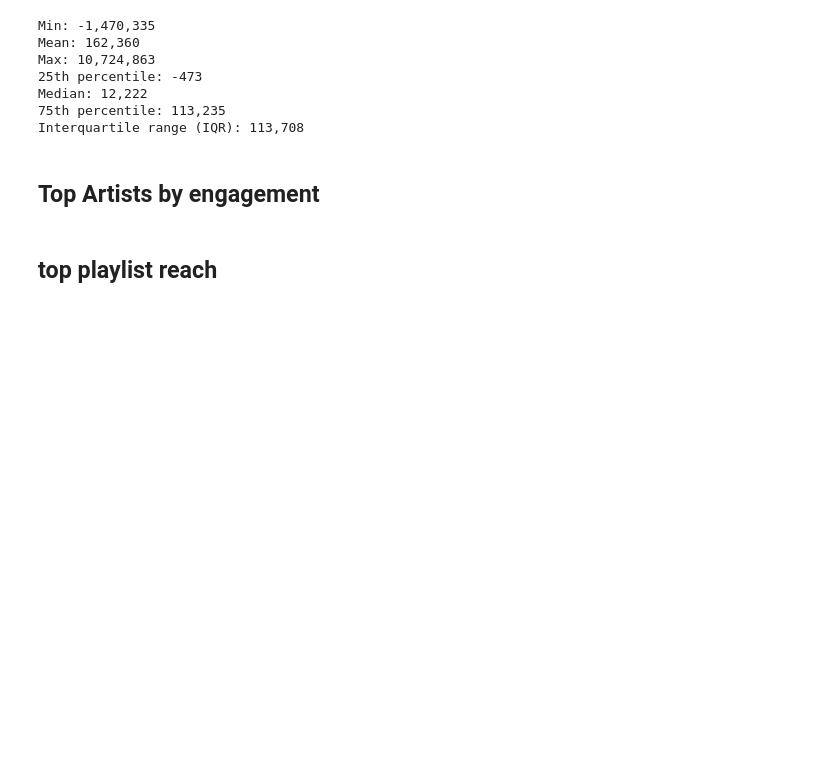
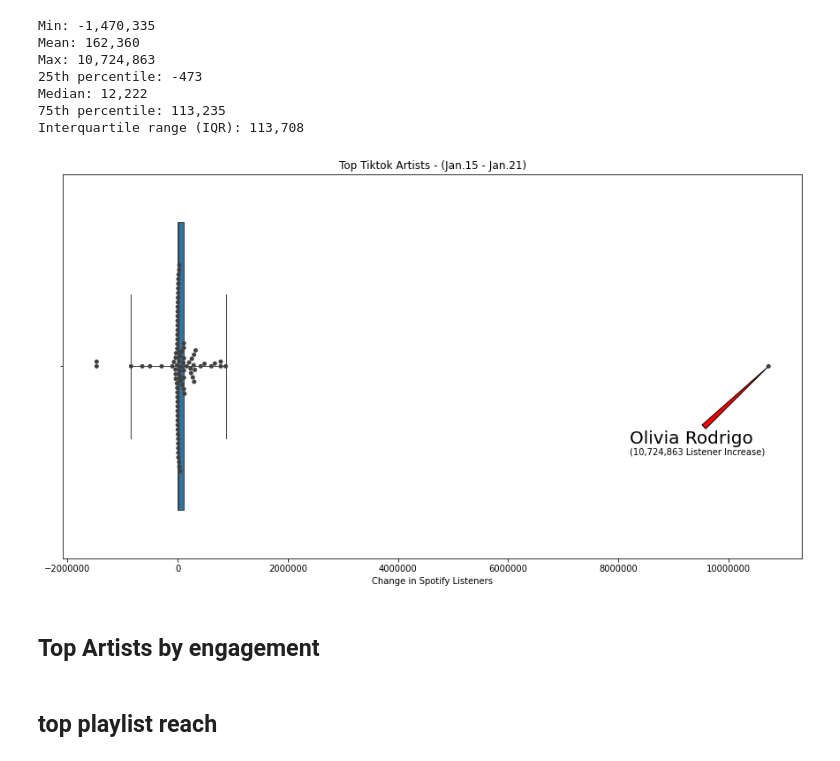
Before and after one commit to jacksonbull87/twitter-bot-music-insights, a Jupyter notebook: tweet bot workbook.ipynb, the cells around one changed output. Drawn from its saved outputs; the diff is of its cells as text; code cells hidden in the pictures; blank space fills up the shorter version.

Commit message:
x axis format to plain style instead of scientific notation

```diff
--- a/tweet bot workbook.ipynb
+++ b/tweet bot workbook.ipynb
@@ -136,3 +138,22 @@ Max: 10,724,863
 Median: 12,222
 75th percentile: 113,235
 Interquartile range (IQR): 113,708
+# %%
+#draw boxplot to show distribution of listener difference
+from matplotlib.pyplot import *
+
+fig = figure(figsize=(15,8))  # define the figure window
+ax1  = fig.add_subplot(111)   # define the axis
+sns.boxplot(complete_data['listener_diff'], fliersize=2,linewidth=1, whis=10,width=.75)
+sns.swarmplot(data=complete_data,x=complete_data['listener_diff'], color=".25")
+plt.title('Top Tiktok Artists - (Jan.15 - Jan.21)')
+plt.xlabel('Change in Spotify Listeners')
+plt.ticklabel_format(style='plain', axis='x')
+plt.annotate('Olivia Rodrigo',xy=(10724863.0,0),xytext=(8211500.0,.2) ,arrowprops=dict(facecolor='red', arrowstyle='wedge'),
+                                                                                       fontsize=20)
+plt.annotate('(10,724,863 Listener Increase)',xy=(10723163.0,0),xytext=(8211500.0,.23),
+                                                                                       fontsize=10)
+# plt.savefig('or_boxplot.jpeg')
+plt.show()
+# %% [output]
+[figure, added]
```
Also changed, not shown: parts of 5 cells of this notebook, 1 other file.
